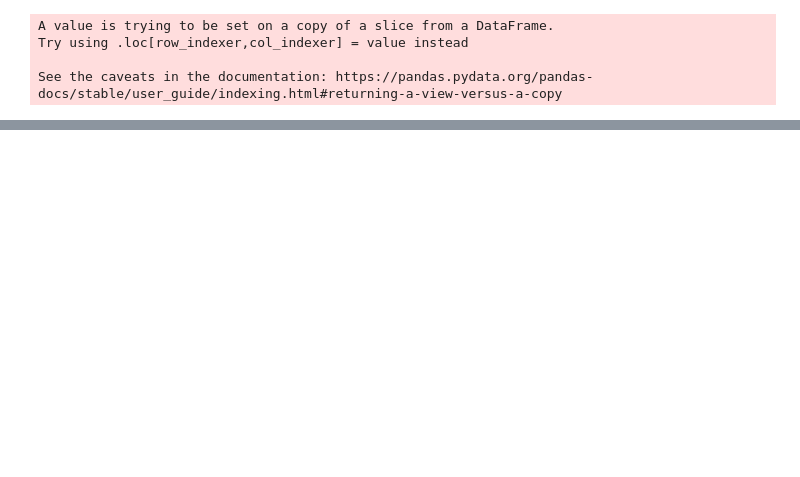
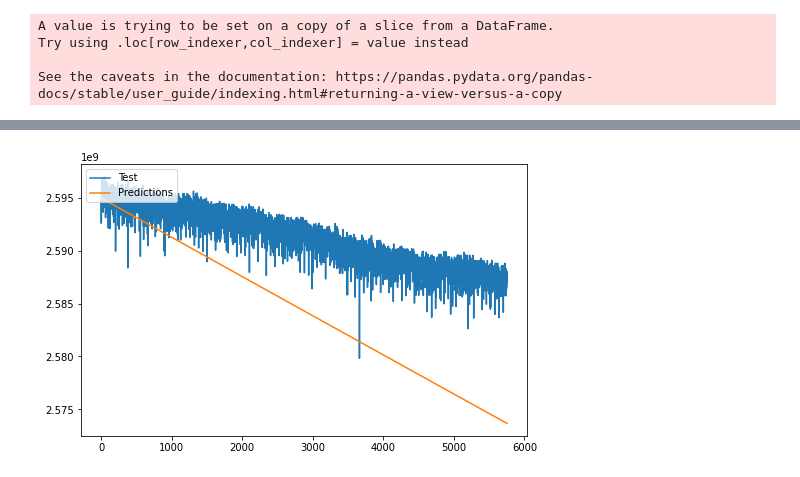
Before and after one commit to rohithmn01/prom_forecast, a Jupyter notebook: Auto_Arima.ipynb, the cells around one changed output, grey strips where cells are left out. Saved outputs shown, nothing was run; the diff lists cells and outputs as text; code cells hidden in the pictures; blank space fills up the shorter version.

```diff
--- a/Auto_Arima.ipynb
+++ b/Auto_Arima.ipynb
@@ -229,0 +225,12 @@ ImportError: ignored
+# %%
+arima_model = auto_arima(train, start_p=1, start_q=1, d=1, max_p=4, max_q=4, start_P=1,
+                         D=None, start_Q=1, max_P=4, max_D=1, max_Q=4, max_order=5, m=1,
+                         seasonal=True, stationary=False, information_criterion='aic',
+                         alpha=0.05, test='kpss', seasonal_test='ocsb', stepwise=True,
+                         n_jobs=1, start_params=None, trend=None, method='lbfgs',
+                         maxiter=50, offset_test_args=None, seasonal_test_args=None,
+                         suppress_warnings=True, error_action='trace', trace=False,
+                         random=False, random_state=None, n_fits=10,
+                         return_valid_fits=False, out_of_sample_size=0,
+                         scoring='mse', scoring_args=None, with_intercept='auto',
+                         sarimax_kwargs=None)
@@ -229,0 +265,3 @@ ImportError: ignored
+# %%
+prediction_arima_model = pd.DataFrame(arima_model.predict(n_periods=len(test)))
+prediction_arima_model.columns = ['predicted_memory_free_bytes']
@@ -229,0 +284,9 @@ ImportError: ignored
+# %%
+plt.figure(figsize=(8,5))
+#plt.plot(train, label='Training')
+plt.plot(np.exp(test), label='Test')
+plt.plot(np.exp(prediction_arima_model), label='Predictions')
+plt.legend(loc = 'upper left')
+plt.show()
+# %% [output]
+[figure, added]
```
Also changed, not shown: parts of 15 cells of this notebook.
